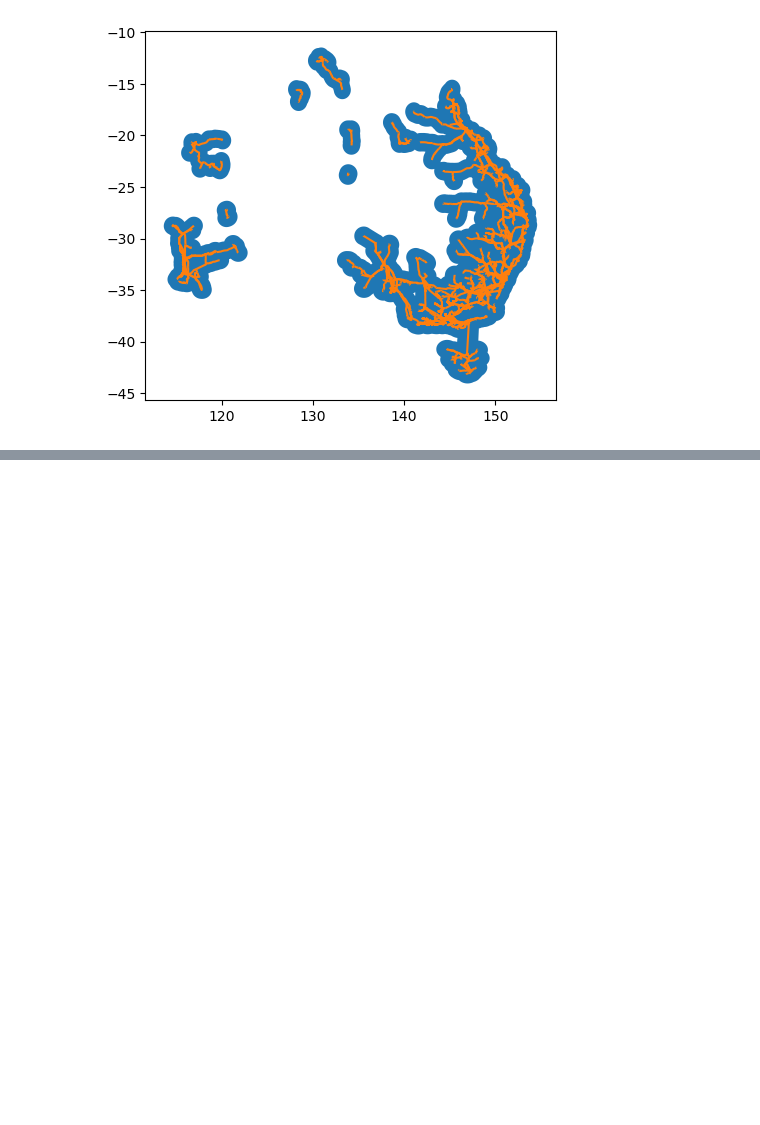
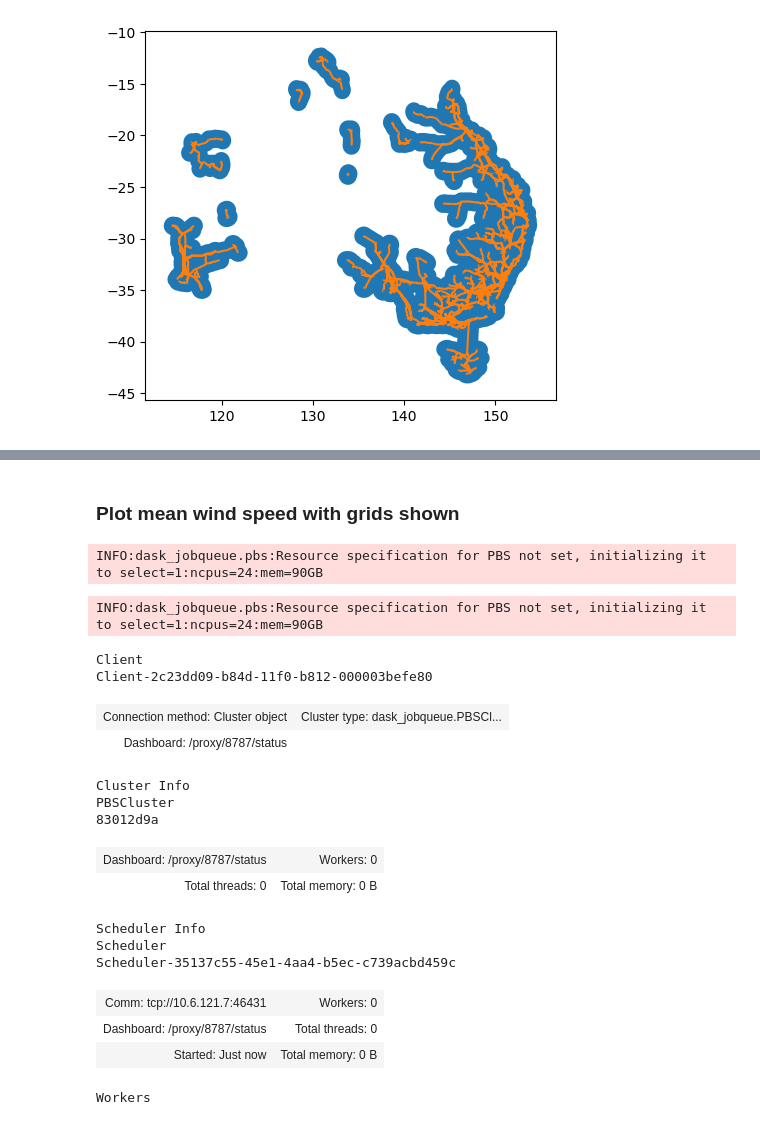
Before and after one commit to dougrichardson/wind_drought, a Jupyter notebook: 05_grid_masks.ipynb, the cells around one changed output, grey strips where cells are left out. Saved outputs shown, nothing was run; the diff lists cells and outputs as text; code cells hidden in the pictures; blank space fills up the shorter version.

```diff
--- a/05_grid_masks.ipynb
+++ b/05_grid_masks.ipynb
@@ -276,0 +282,2 @@ era5_swis_mask = get_swis_mask(
+# %% [markdown]
+### Plot mean wind speed with grids shown
@@ -276,0 +287,49 @@ era5_swis_mask = get_swis_mask(
+# %%
+PROJECT = "dt6"
+# %%
+walltime = "01:00:00"
+cores = 24
+memory = str(4 * cores) + "GB"
+
+cluster = PBSCluster(
+    walltime=str(walltime),
+    cores=cores,
+    memory=str(memory),
+    processes=cores,
+    job_extra_directives=[
+        "-q normal",
+        "-P "+PROJECT,
+        "-l ncpus="+str(cores),
+        "-l mem="+str(memory),
+        "-l storage=gdata/xp65+gdata/ob53+gdata/w42+scratch/w42+gdata/gb02+scratch/gb02+gdata/ng72+scratch/ng72+gdata/rt52"
+    ],
+    local_directory="$TMPDIR",
+    job_directives_skip=["select"],
+    log_directory="/scratch/w42/dr6273/tmp/logs"
+)
+# %% [output]
+INFO:dask_jobqueue.pbs:Resource specification for PBS not set, initializing it to select=1:ncpus=24:mem=90GB
+# %%
+cluster.scale(jobs=1)
+client = Client(cluster)
+# %% [output]
+INFO:dask_jobqueue.pbs:Resource specification for PBS not set, initializing it to select=1:ncpus=24:mem=90GB
+# %%
+client
+# %% [output]
+Client
+Client-2c23dd09-b84d-11f0-b812-000003befe80
+| Connection method: Cluster object | Cluster type: dask_jobqueue.PBSCl... |
+| Dashboard: /proxy/8787/status |  |
+Cluster Info
+PBSCluster
+83012d9a
+| Dashboard: /proxy/8787/status | Workers: 0 |
+| Total threads: 0 | Total memory: 0 B |
+Scheduler Info
+Scheduler
+Scheduler-35137c55-45e1-4aa4-b5ec-c739acbd459c
+| Comm: tcp://10.6.121.7:46431 | Workers: 0 |
+| Dashboard: /proxy/8787/status | Total threads: 0 |
+| Started: Just now | Total memory: 0 B |
+Workers
```
Also changed, not shown: parts of 29 cells of this notebook.
